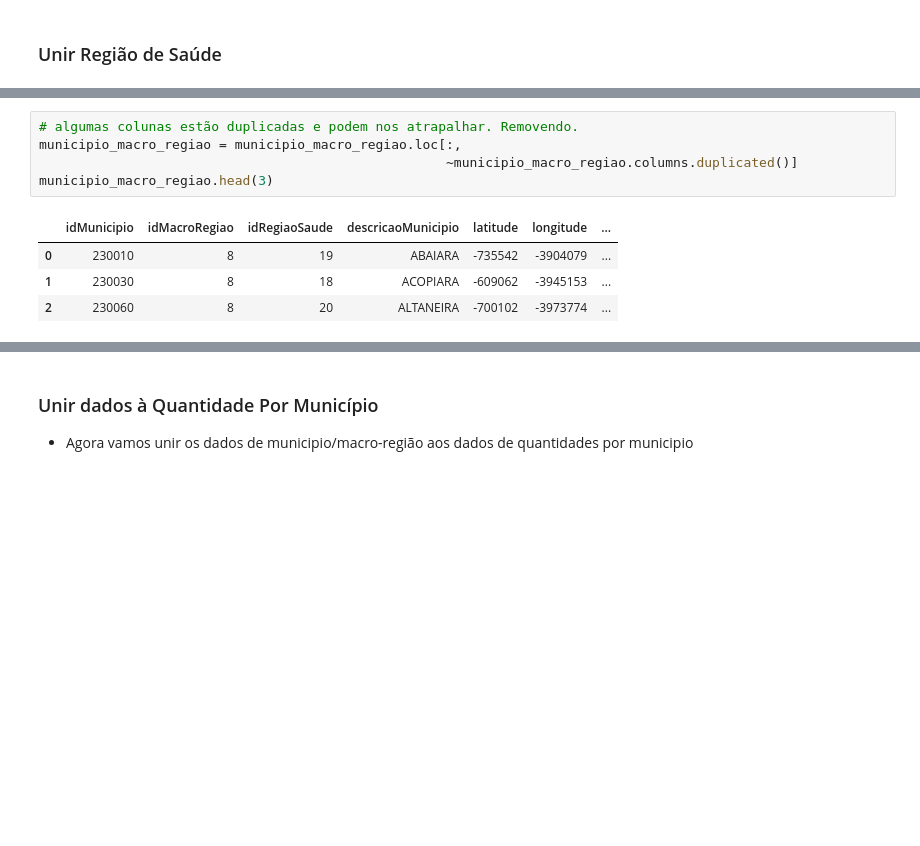
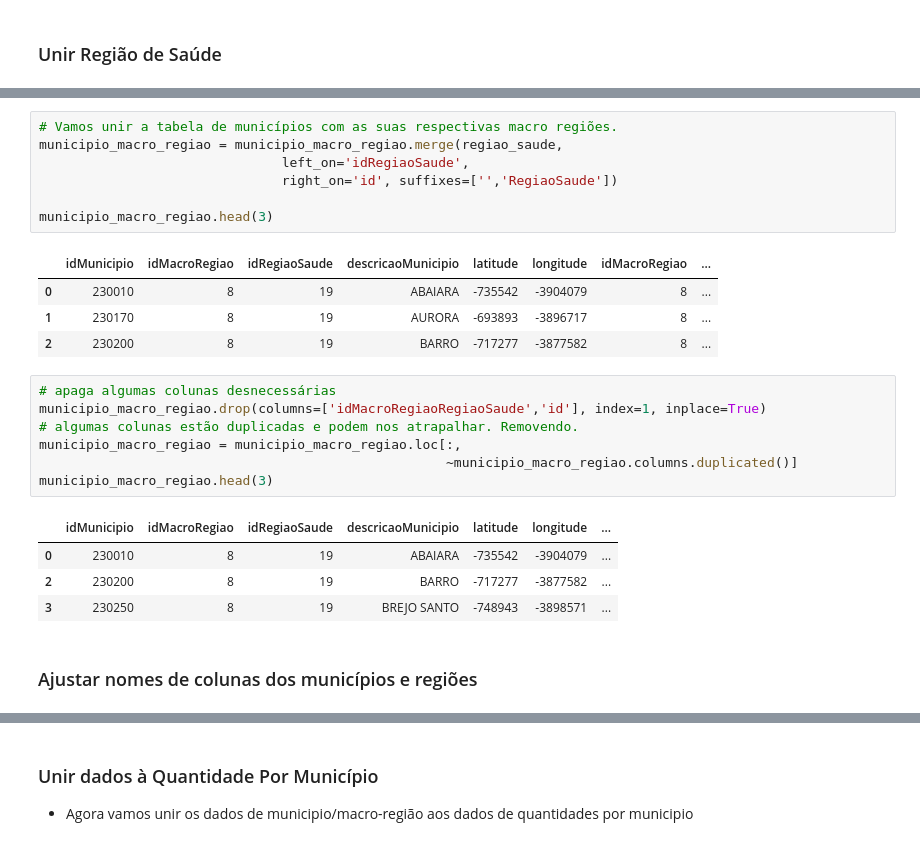
Before and after one commit to andreloc/painel-covid-19-ce, a Jupyter notebook: notebooks/extract_covid_data_integrasus_ce.ipynb, the cells around one changed output, grey strips where cells are left out. Cells and saved outputs as stored; diff of their text form; blank space fills up the shorter version.

```diff
--- a/notebooks/extract_covid_data_integrasus_ce.ipynb
+++ b/notebooks/extract_covid_data_integrasus_ce.ipynb
@@ -108,10 +115,26 @@ municipio_macro_regiao.head(3)
+# %%
+# Vamos unir a tabela de municípios com as suas respectivas macro regiões.
+municipio_macro_regiao = municipio_macro_regiao.merge(regiao_saude,
+                               left_on='idRegiaoSaude',
+                               right_on='id', suffixes=['','RegiaoSaude'])
+
+municipio_macro_regiao.head(3)
+# %% [output]
+|  | idMunicipio | idMacroRegiao | idRegiaoSaude | descricaoMunicipio | latitude | longitude | idMacroRegiao | ... |
+| 0 | 230010 | 8 | 19 | ABAIARA | -735542 | -3904079 | 8 | ... |
+| 1 | 230170 | 8 | 19 | AURORA | -693893 | -3896717 | 8 | ... |
+| 2 | 230200 | 8 | 19 | BARRO | -717277 | -3877582 | 8 | ... |
 # %%
+# apaga algumas colunas desnecessárias
+municipio_macro_regiao.drop(columns=['idMacroRegiaoRegiaoSaude','id'], index=1, inplace=True)
 # algumas colunas estão duplicadas e podem nos atrapalhar. Removendo.
 municipio_macro_regiao = municipio_macro_regiao.loc[:,
                                                     ~municipio_macro_regiao.columns.duplicated()]
 municipio_macro_regiao.head(3)
 # %% [output]
 |  | idMunicipio | idMacroRegiao | idRegiaoSaude | descricaoMunicipio | latitude | longitude | ... |
 | 0 | 230010 | 8 | 19 | ABAIARA | -735542 | -3904079 | ... |
-| 1 | 230030 | 8 | 18 | ACOPIARA | -609062 | -3945153 | ... |
-| 2 | 230060 | 8 | 20 | ALTANEIRA | -700102 | -3973774 | ... |
+| 2 | 230200 | 8 | 19 | BARRO | -717277 | -3877582 | ... |
+| 3 | 230250 | 8 | 19 | BREJO SANTO | -748943 | -3898571 | ... |
+# %% [markdown]
+### Ajustar nomes de colunas dos municípios e regiões
```
Also changed, not shown: parts of 23 cells of this notebook, 3 other files.
